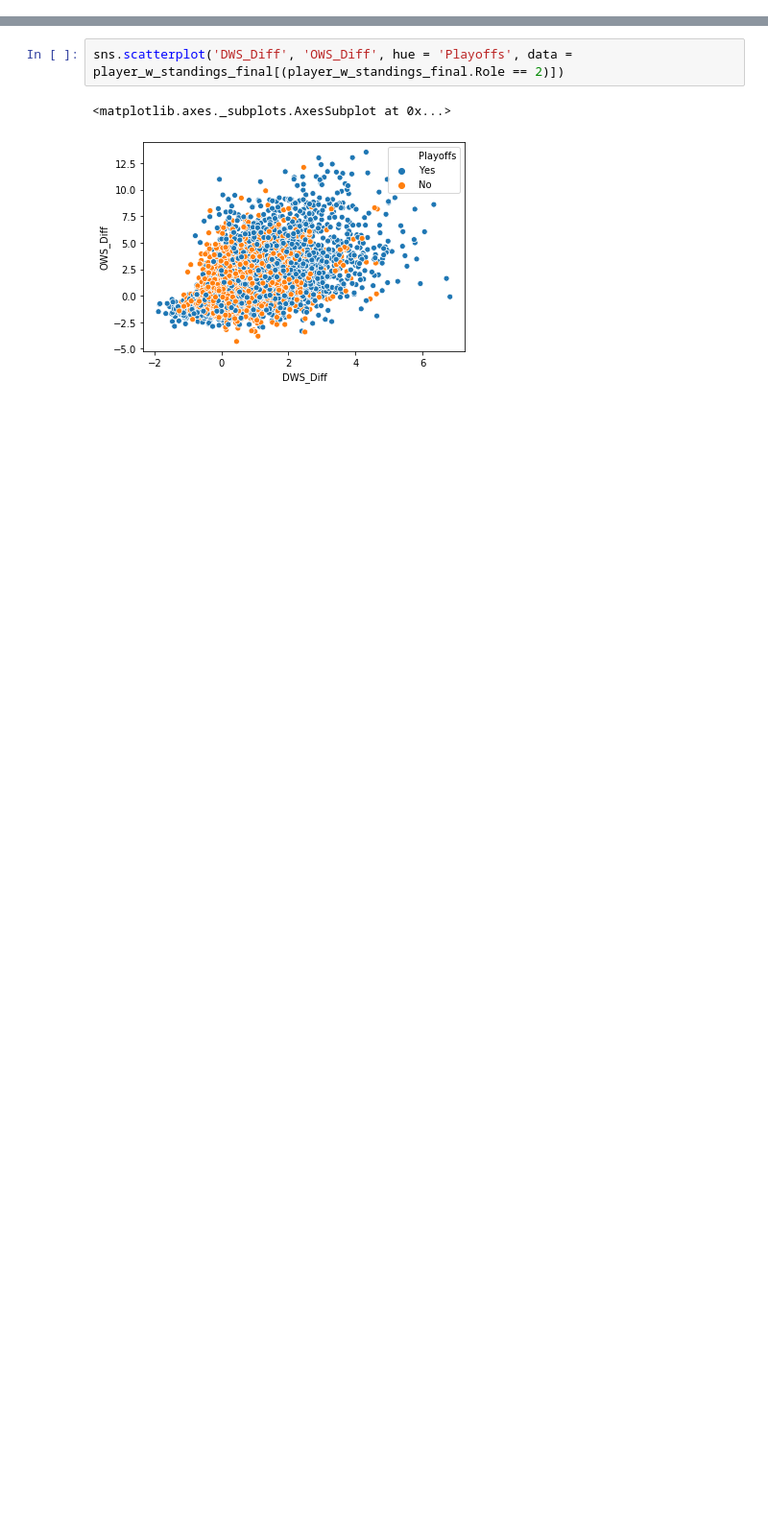
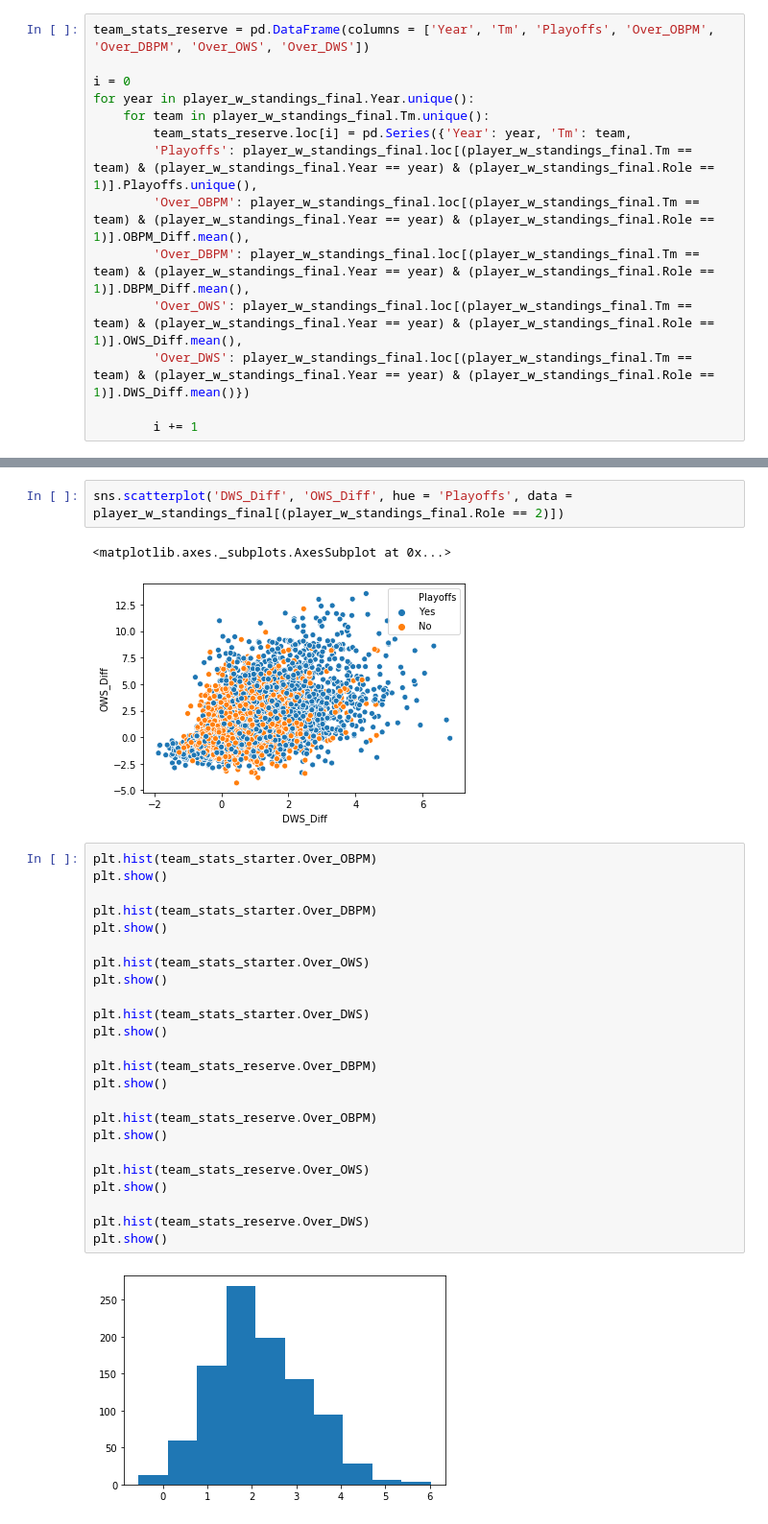
Before and after one commit to nteuthorn/Thinkful_Capstone1, a Jupyter notebook: Capstone 1.ipynb, the cells around one changed output, grey strips where cells are left out. Shown at 96% size. Drawn from its saved outputs; the diff is of its cells as text; blank space fills up the shorter version.

Commit message:
Create team over per role

```diff
--- a/Capstone 1.ipynb
+++ b/Capstone 1.ipynb
@@ -363,0 +372,14 @@ sns.scatterplot('DBPM_Diff', 'OBPM_Diff', hue = 'Role', data = player_w_standing
+# %%
+team_stats_reserve = pd.DataFrame(columns = ['Year', 'Tm', 'Playoffs', 'Over_OBPM', 'Over_DBPM', 'Over_OWS', 'Over_DWS'])
+
+i = 0
+for year in player_w_standings_final.Year.unique():
+    for team in player_w_standings_final.Tm.unique():
+        team_stats_reserve.loc[i] = pd.Series({'Year': year, 'Tm': team,
+        'Playoffs': player_w_standings_final.loc[(player_w_standings_final.Tm == team) & (player_w_standings_final.Year == year) & (player_w_standings_final.Role == 1)].Playoffs.unique(),
+        'Over_OBPM': player_w_standings_final.loc[(player_w_standings_final.Tm == team) & (player_w_standings_final.Year == year) & (player_w_standings_final.Role == 1)].OBPM_Diff.mean(),
+        'Over_DBPM': player_w_standings_final.loc[(player_w_standings_final.Tm == team) & (player_w_standings_final.Year == year) & (player_w_standings_final.Role == 1)].DBPM_Diff.mean(),
+        'Over_OWS': player_w_standings_final.loc[(player_w_standings_final.Tm == team) & (player_w_standings_final.Year == year) & (player_w_standings_final.Role == 1)].OWS_Diff.mean(),
+        'Over_DWS': player_w_standings_final.loc[(player_w_standings_final.Tm == team) & (player_w_standings_final.Year == year) & (player_w_standings_final.Role == 1)].DWS_Diff.mean()})
+
+        i += 1
@@ -376,3 +407,29 @@ sns.scatterplot('DWS_Diff', 'OWS_Diff', hue = 'Playoffs', data = player_w_standi
 # %% [output]
 <matplotlib.axes._subplots.AxesSubplot at 0x...>
 [figure]
+# %%
+plt.hist(team_stats_starter.Over_OBPM)
+plt.show()
+
+plt.hist(team_stats_starter.Over_DBPM)
+plt.show()
+
+plt.hist(team_stats_starter.Over_OWS)
+plt.show()
+
+plt.hist(team_stats_starter.Over_DWS)
+plt.show()
+
+plt.hist(team_stats_reserve.Over_DBPM)
+plt.show()
+
+plt.hist(team_stats_reserve.Over_OBPM)
+plt.show()
+
+plt.hist(team_stats_reserve.Over_OWS)
+plt.show()
+
+plt.hist(team_stats_reserve.Over_DWS)
+plt.show()
+# %% [output]
+[figure, added]
```
Also changed, not shown: parts of 13 cells of this notebook.
